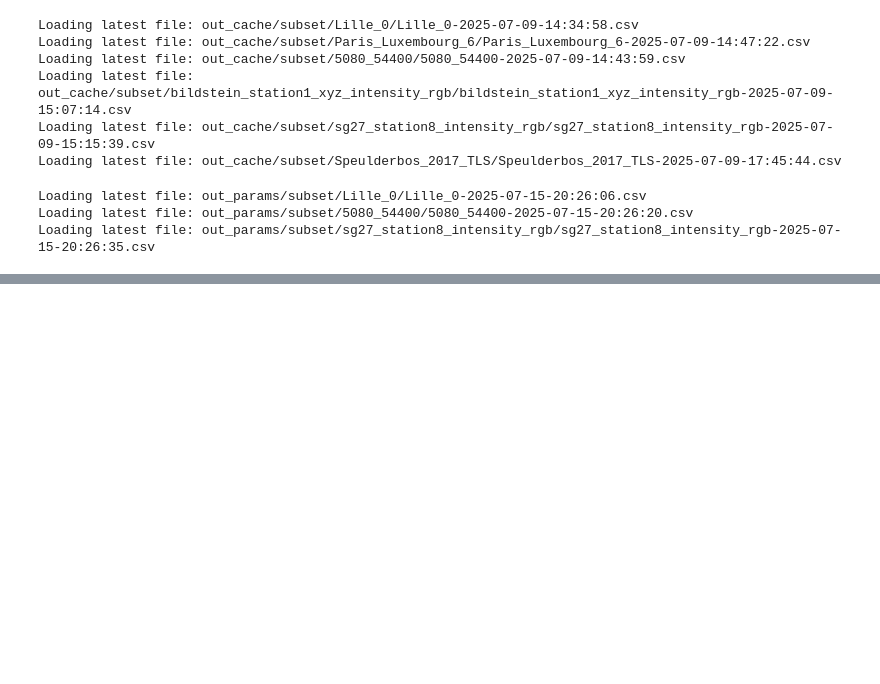
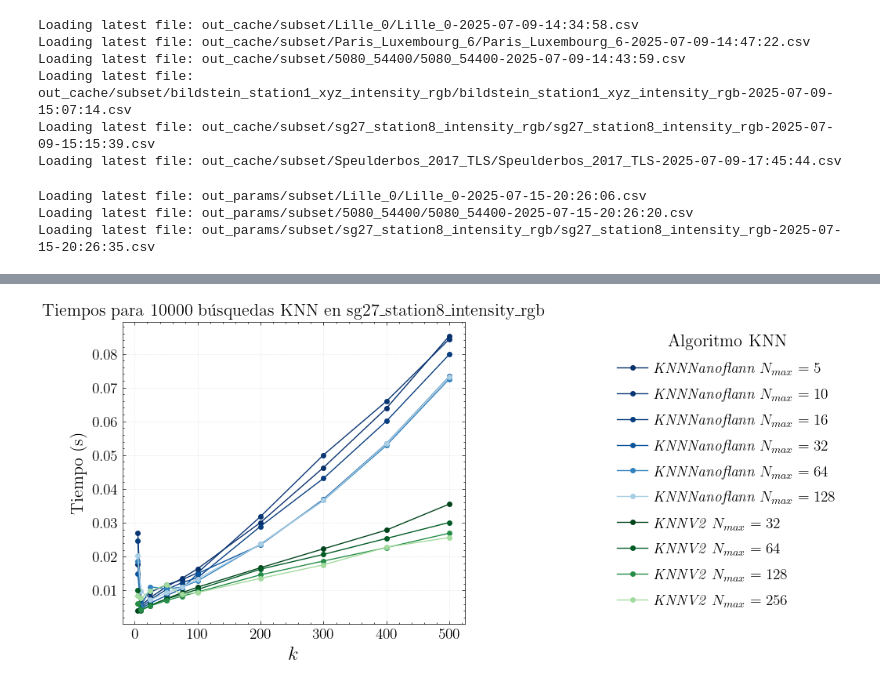
Before and after one commit to derivada/octrees-benchmark, a Jupyter notebook: benchmark_plots_cache_knn.ipynb, the cells around one changed output, grey strips where cells are left out. Drawn from its saved outputs; the diff is of its cells as text; code cells hidden in the pictures; blank space fills up the shorter version.

```diff
--- a/benchmark_plots_cache_knn.ipynb
+++ b/benchmark_plots_cache_knn.ipynb
@@ -791,7 +794,10 @@ output_fig(fig, "lille_0_knn_random")
 # %%
 df = dfs["sg27_station8_intensity_rgb"]
 fig = plot_knn_results_params(df, "sg27_station8_intensity_rgb", MORTON_ENCODER, xlim=(0,500))
 output_fig(fig, "sg27_knn_random")
+fig
+# %% [output]
+[figure, added]
 # %%
 df = dfs["5080_54400"]
 fig = plot_knn_results_params(df, "5080_54400", MORTON_ENCODER, xlim=(0,500))
```
Also changed, not shown: parts of 5 cells of this notebook, 6 other files.
